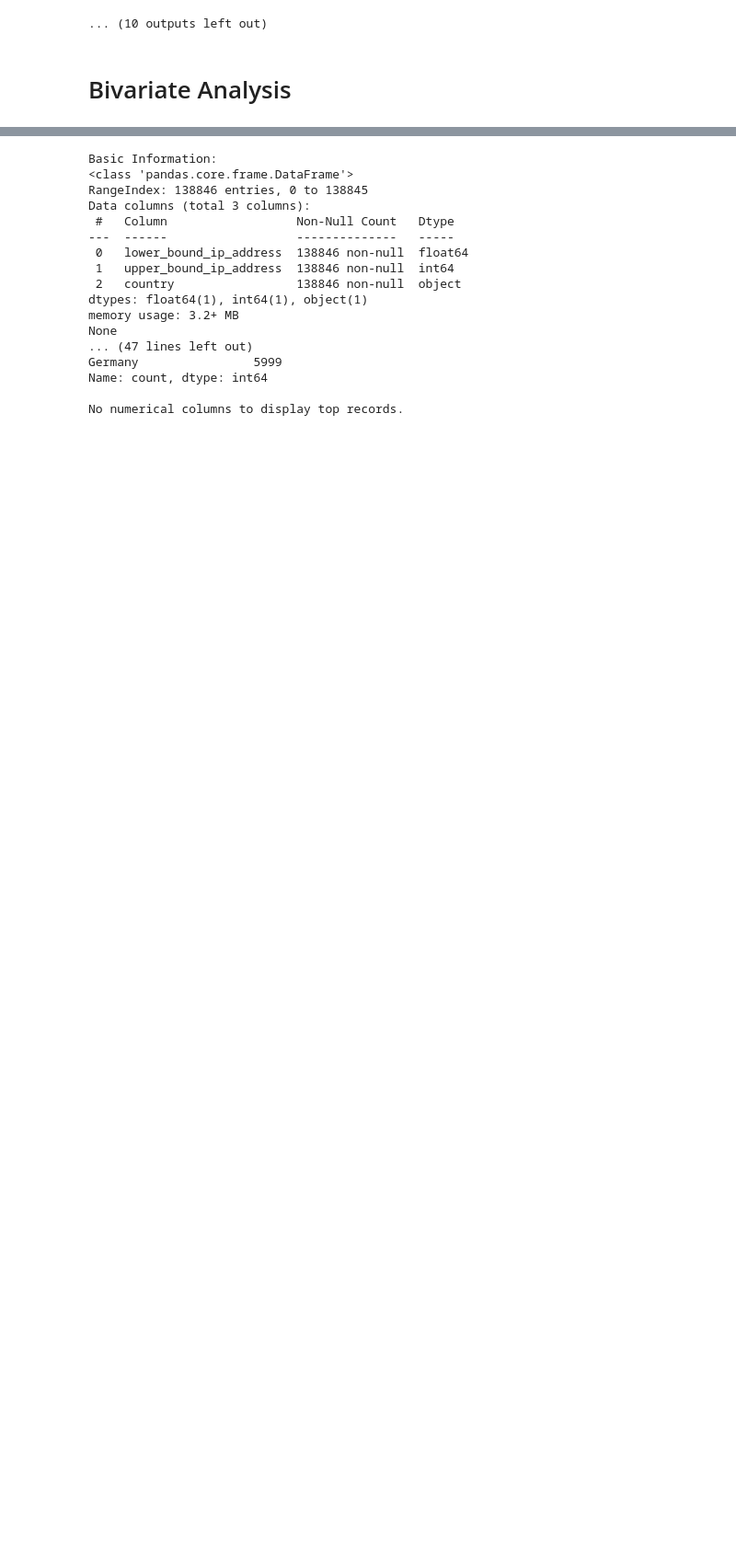
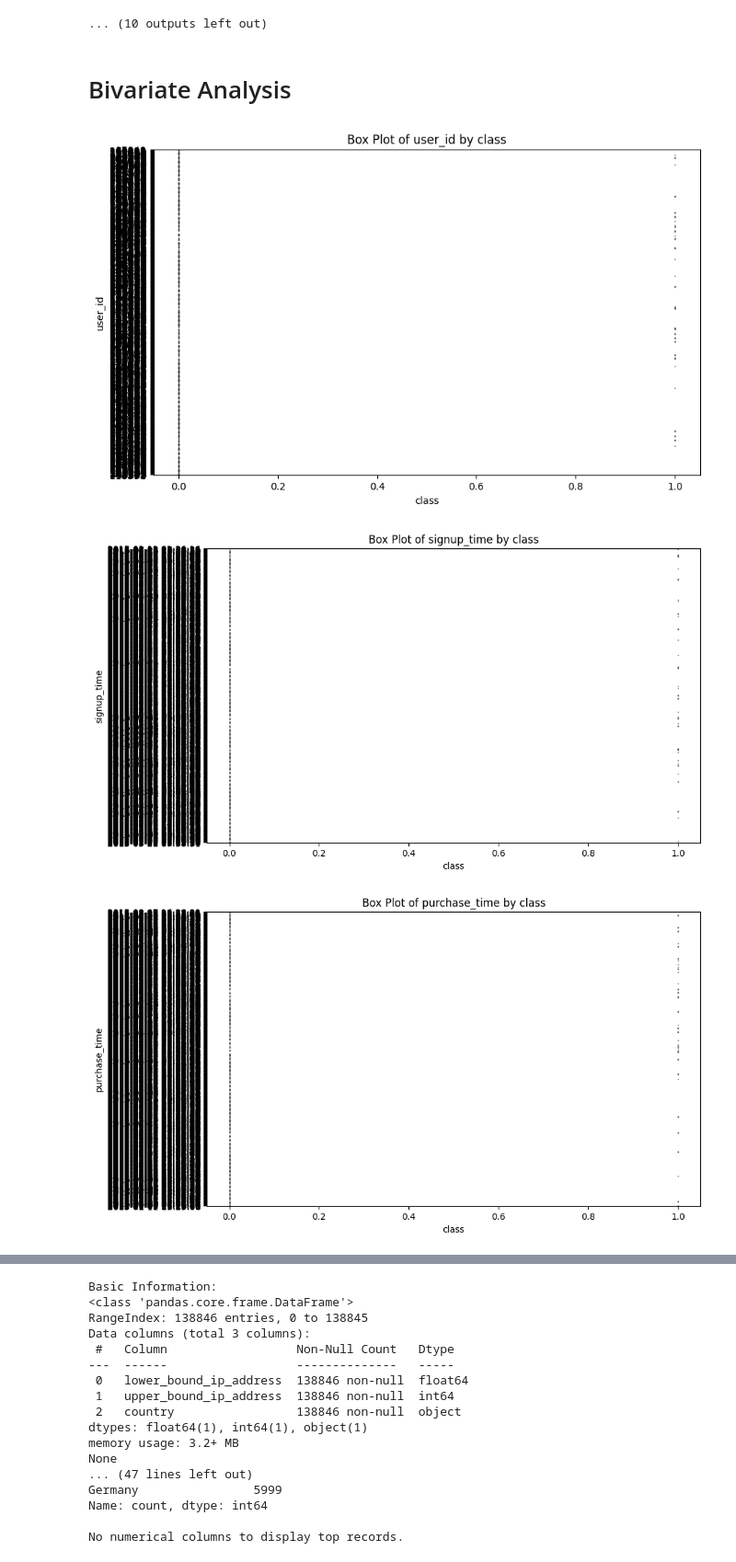
Before and after one commit to mihretgold/Adey-Innovation-Fraud-Detection-Project-, a Jupyter notebook: notebooks/fraud_detection.ipynb, the cells around one changed output, grey strips where cells are left out. Shown at 92% size. Drawn from its saved outputs; the diff is of its cells as text; code cells hidden in the pictures; blank space fills up the shorter version.

```diff
--- a/notebooks/fraud_detection.ipynb
+++ b/notebooks/fraud_detection.ipynb
@@ -274,3 +274,36 @@ def plot_stacked_bar_chart(df, column, target):
     plt.xlabel(column)
     plt.ylabel('Count')
     plt.show()
+# %%
+def plot_box_violin_sample(df, column, target, plot_type='box', sample_size=1000):
+    if len(df) > sample_size:
+        df = df.sample(sample_size)
+    plot_box_violin(df, column, target, plot_type)
+
+def plot_count_stacked_bar_sample(df, column, target, sample_size=1000):
+    if len(df) > sample_size:
+        df = df.sample(sample_size)
+    plot_count_stacked_bar(df, column, target)
+
+def plot_stacked_bar_chart_sample(df, column, target, sample_size=1000):
+    if len(df) > sample_size:
+        df = df.sample(sample_size)
+    plot_stacked_bar_chart(df, column, target)
+# %%
+# Define the target variable
+target = 'class'
+for column in df1.columns:
+  unique_values = df1[column].unique()
+  length = len(unique_values)
+  if column == target:
+    continue
+  if length > 5:
+    plot_box_violin_sample(df1, column, target, plot_type='box')
+    # plot_box_violin(df1, column, target, plot_type='violin')
+  else:
+    plot_count_stacked_bar_sample(df1, column, target)
+    # plot_stacked_bar_chart(df1, column, target)
+# %% [output]
+[figure, added]
+[figure, added]
+[figure, added]
```
Also changed, not shown: parts of 4 cells of this notebook.
